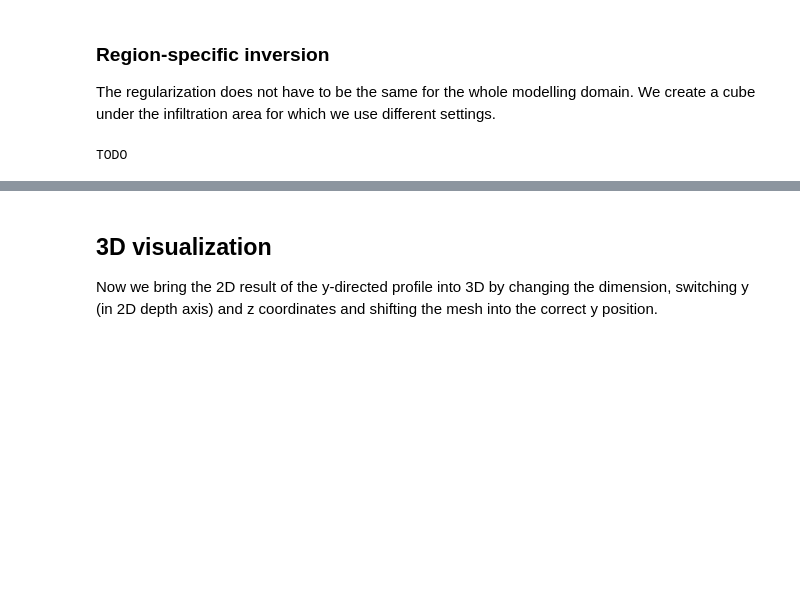
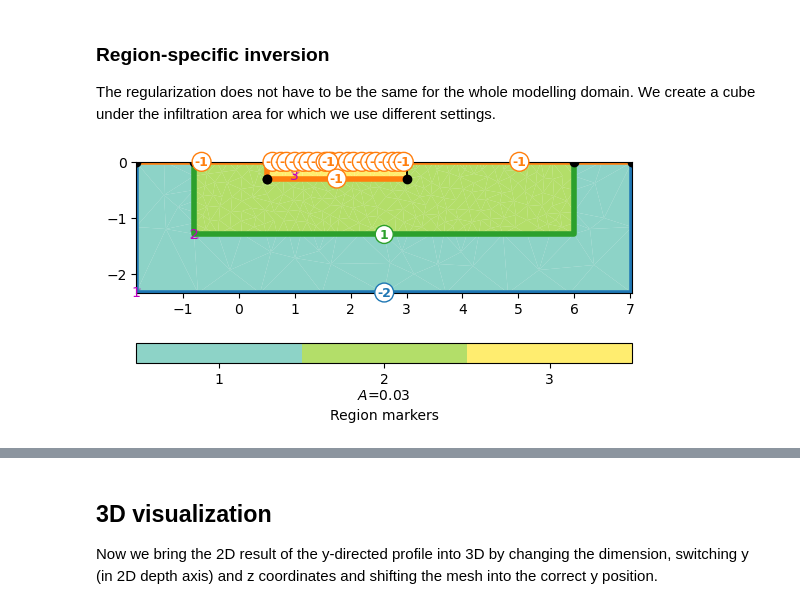
Before and after one commit to gimli-org/SEGwebinar, a Jupyter notebook: data/mulda/story.ipynb, the cells around one changed output, grey strips where cells are left out. Cells and saved outputs as stored; diff of their text form; code cells hidden in the pictures; blank space fills up the shorter version.

```diff
--- a/data/mulda/story.ipynb
+++ b/data/mulda/story.ipynb
@@ -333,7 +346,11 @@ As a result, there is a sharp contrast in the area of the infiltration, whereas
 # %% [markdown]
 ### Region-specific inversion
 The regularization does not have to be the same for the whole modelling domain. We create a cube under the infiltration area for which we use different settings.
-# %%
-print("TODO")
-# %% [output]
-TODO
+# %%
+plc = mt.createParaMeshPLC(y1, paraDX=0.25, paraDepth=1.3,
+                           boundary=0.2, paraMaxCellSize=0.03)
+cube = mt.createRectangle(start=[0.5, -0.3], end=[3, 0],
+                          marker=3, boundaryMarker=-1)
+pg.show(plc+cube, markers=True);
+# %% [output]
+[figure, added]
```
Also changed, not shown: parts of 51 cells of this notebook.
